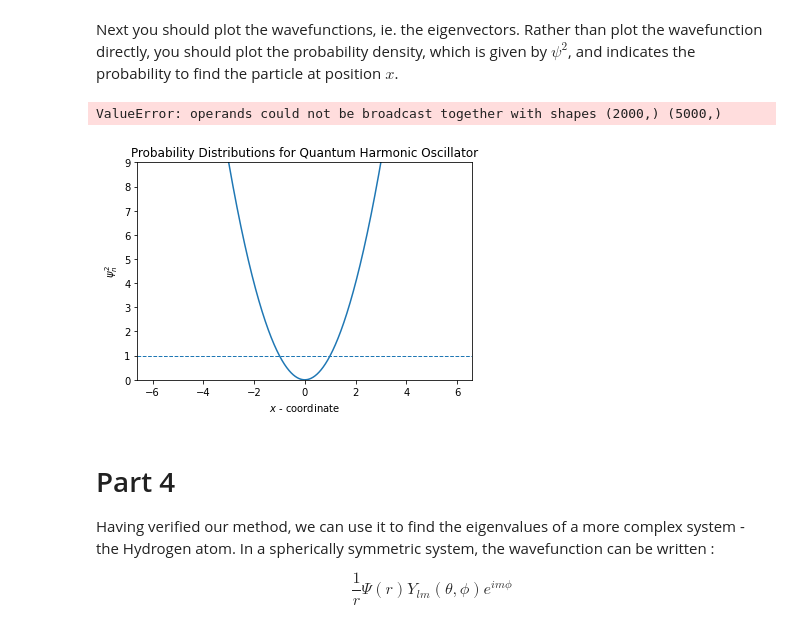
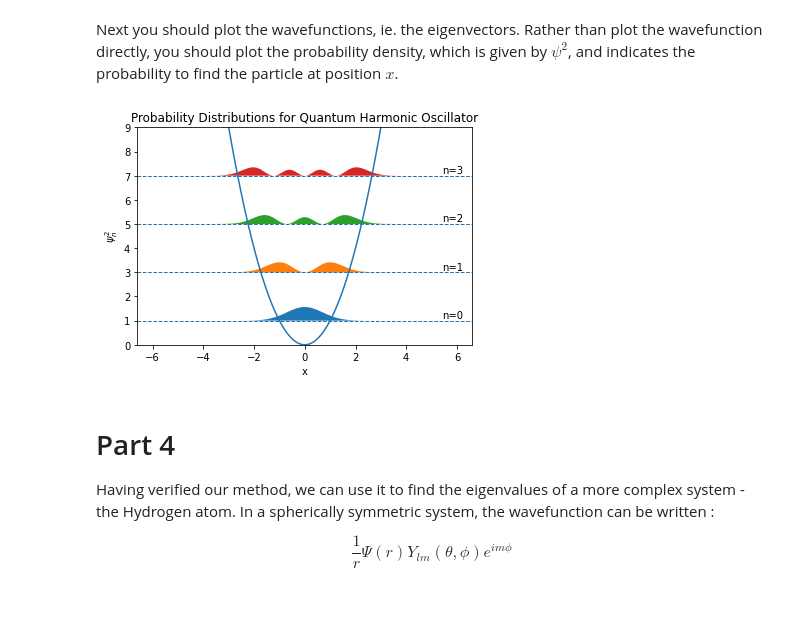
Before and after one commit to sam-you-ell/Computational-Physics, a Jupyter notebook: LinAlgEx2.ipynb, the cells around one changed output. Cells and saved outputs as stored; diff of their text form; code cells hidden in the pictures; blank space fills up the shorter version.

```diff
--- a/LinAlgEx2.ipynb
+++ b/LinAlgEx2.ipynb
@@ -168,17 +169,16 @@ Next you should plot the wavefunctions, ie. the eigenvectors.  Rather than plot
 # %%
 #plt.xlim((x[0], x[-1]))
 plt.ylim((0, 9))
 plt.title("Probability Distributions for Quantum Harmonic Oscillator")
-plt.xlabel('$x$ - coordinate')
+plt.xlabel('x')
 plt.ylabel('$\psi^2_n$')
 plt.plot(points, potential_qho(points))
 for i in range(4):
-    plt.axhline(evals[i], ls = '--', lw = 1)
-    plt.fill_between(points, evals[i], evals[i] + evectsNormalised[:,i]**2, lw = 0)
-    plt.text(points[-100], 0.1+evals[i], f"n={i}")
+    plt.axhline(eigenvalues[i], ls = '--', lw = 1)
+    plt.fill_between(points, eigenvalues[i], eigenvalues[i] + eigenvectors[:,i]**2, lw = 0)
+    plt.text(points[-100], 0.1+eigenvalues[i], f"n={i}")
 # %% [output]
-ValueError: operands could not be broadcast together with shapes (2000,) (5000,)
-[figure, old version]
+[figure, new version]
 # %% [markdown]
 # Part 4
 
```
Also changed, not shown: parts of 9 cells of this notebook.
